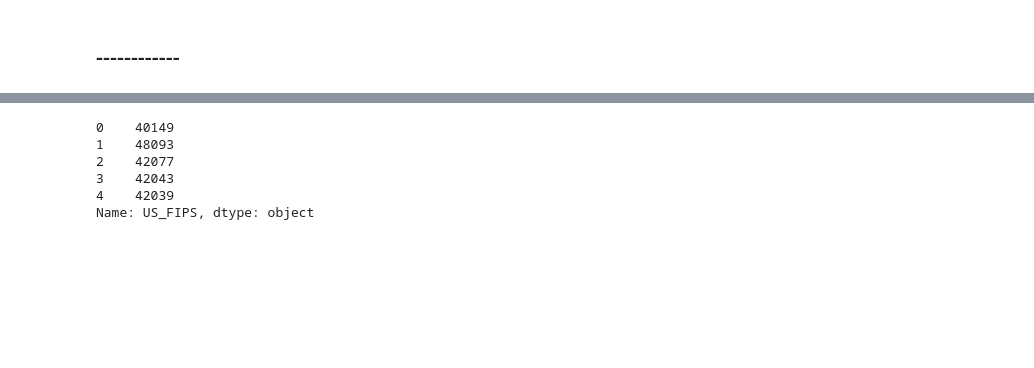
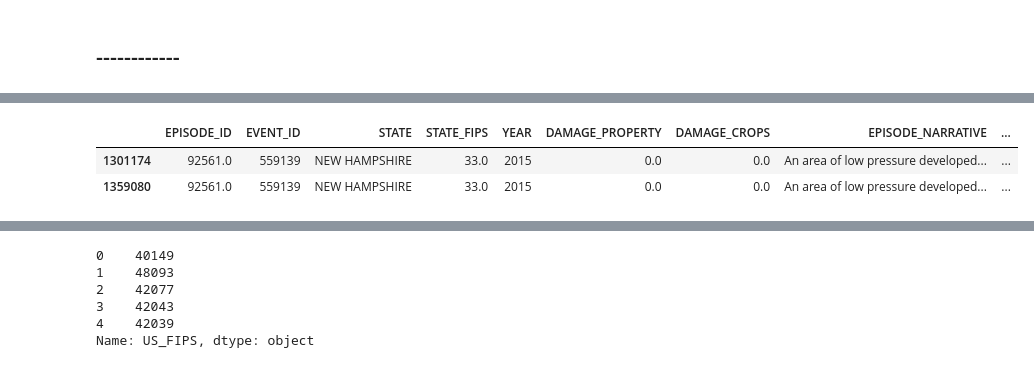
Before and after one commit to EtienneCap/USHazardModelling, a Jupyter notebook: Notebooks/discrepencies.ipynb, the cells around one changed output, grey strips where cells are left out. Cells and saved outputs as stored; diff of their text form; code cells hidden in the pictures; blank space fills up the shorter version.

```diff
--- a/Notebooks/discrepencies.ipynb
+++ b/Notebooks/discrepencies.ipynb
@@ -69,0 +90,3 @@ dtype: object
+# %%
+cols = ['EPISODE_ID', 'EVENT_ID', 'STATE', 'STATE_FIPS', 'YEAR', 'DAMAGE_PROPERTY', 'DAMAGE_CROPS','EPISODE_NARRATIVE', 'EVENT_NARRATIVE', 'DATA_SOURCE',
+       'DAMAGE_PROPERTY_ORIGINAL', 'DAMAGE_CROPS_ORIGINAL', 'INFLATION_INDEX']
@@ -69,0 +95,6 @@ dtype: object
+# %%
+storm_data.loc[storm_data["EVENT_ID"] == 559139][cols]
+# %% [output]
+|  | EPISODE_ID | EVENT_ID | STATE | STATE_FIPS | YEAR | DAMAGE_PROPERTY | DAMAGE_CROPS | EPISODE_NARRATIVE | ... |
+| 1301174 | 92561.0 | 559139 | NEW HAMPSHIRE | 33.0 | 2015 | 0.0 | 0.0 | An area of low pressure developed... | ... |
+| 1359080 | 92561.0 | 559139 | NEW HAMPSHIRE | 33.0 | 2015 | 0.0 | 0.0 | An area of low pressure developed... | ... |
```
Also changed, not shown: parts of 13 cells of this notebook, 6 other files.
